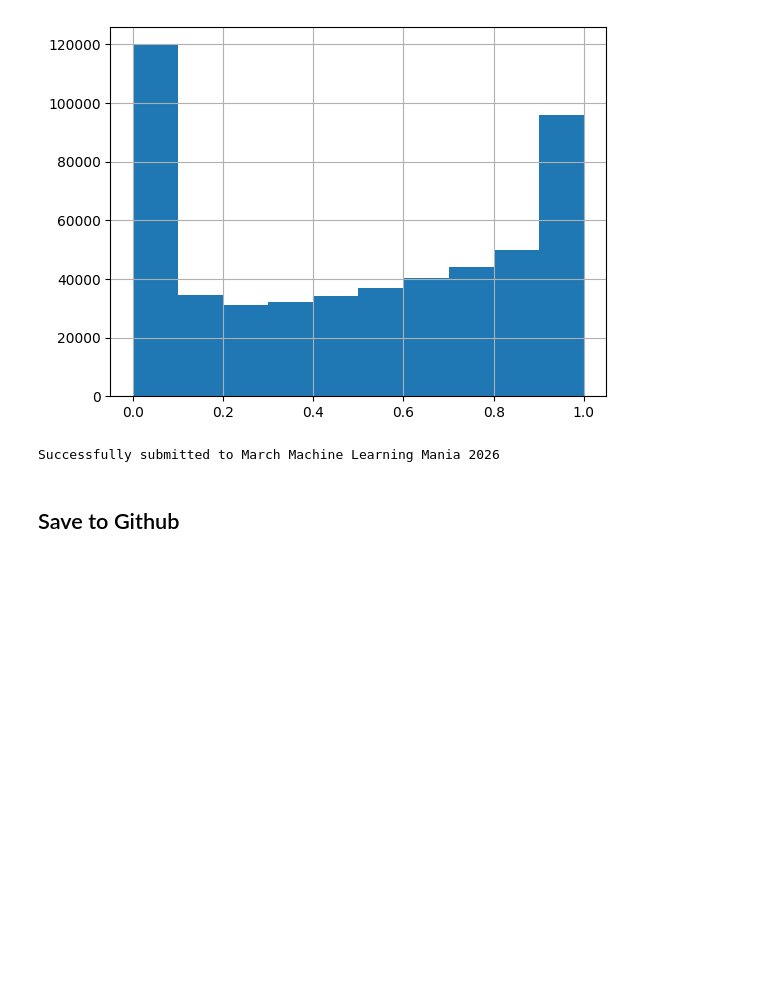
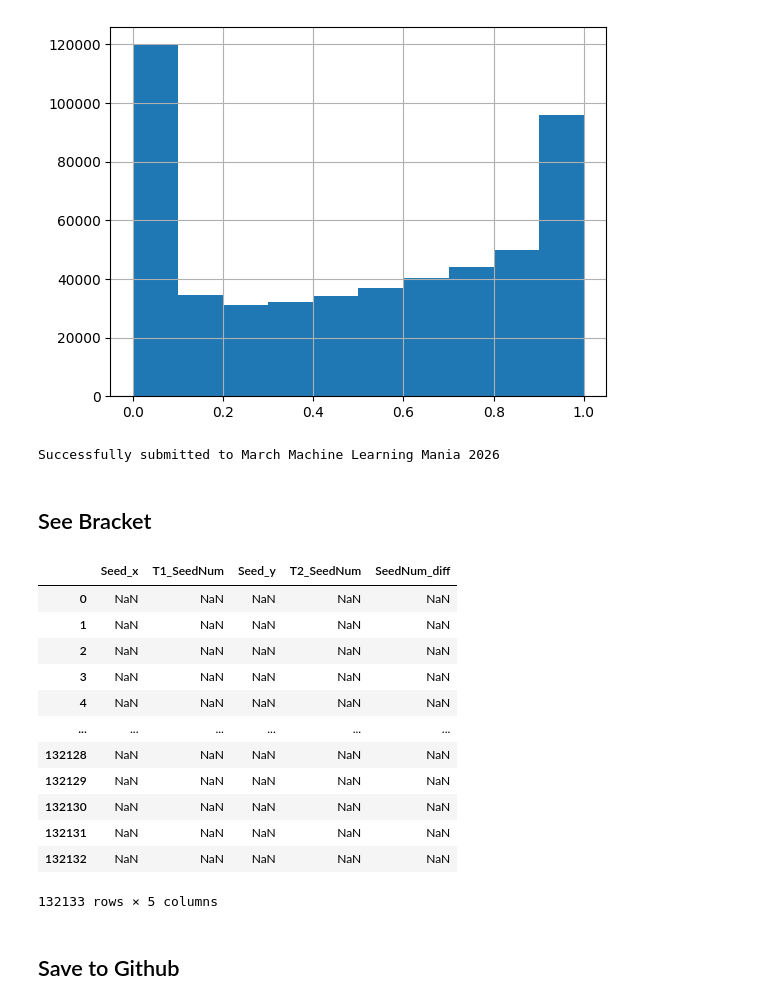
Before and after one commit to abishpius/March-Madness-2026, a Jupyter notebook: Kaggle_March_Madness_Advanced_FE.ipynb, the cells around one changed output. Saved outputs shown, nothing was run; the diff lists cells and outputs as text; code cells hidden in the pictures; blank space fills up the shorter version.

```diff
--- a/Kaggle_March_Madness_Advanced_FE.ipynb
+++ b/Kaggle_March_Madness_Advanced_FE.ipynb
@@ -1041,5 +1050,23 @@ sub['Pred'].hist()
 # %% [output]
 Successfully submitted to March Machine Learning Mania 2026
+# %% [markdown]
+## See Bracket
+# %%
+sub.filter(like = 'Seed')#.isna().sum()
+# %% [output]
+|  | Seed_x | T1_SeedNum | Seed_y | T2_SeedNum | SeedNum_diff |
+| 0 | NaN | NaN | NaN | NaN | NaN |
+| 1 | NaN | NaN | NaN | NaN | NaN |
+| 2 | NaN | NaN | NaN | NaN | NaN |
+| 3 | NaN | NaN | NaN | NaN | NaN |
+| 4 | NaN | NaN | NaN | NaN | NaN |
+| ... | ... | ... | ... | ... | ... |
+| 132128 | NaN | NaN | NaN | NaN | NaN |
+| 132129 | NaN | NaN | NaN | NaN | NaN |
+| 132130 | NaN | NaN | NaN | NaN | NaN |
+| 132131 | NaN | NaN | NaN | NaN | NaN |
+| 132132 | NaN | NaN | NaN | NaN | NaN |
+132133 rows × 5 columns
 # %% [markdown]
 ## Save to Github
 # %%
```
Also changed, not shown: parts of 7 cells of this notebook.
